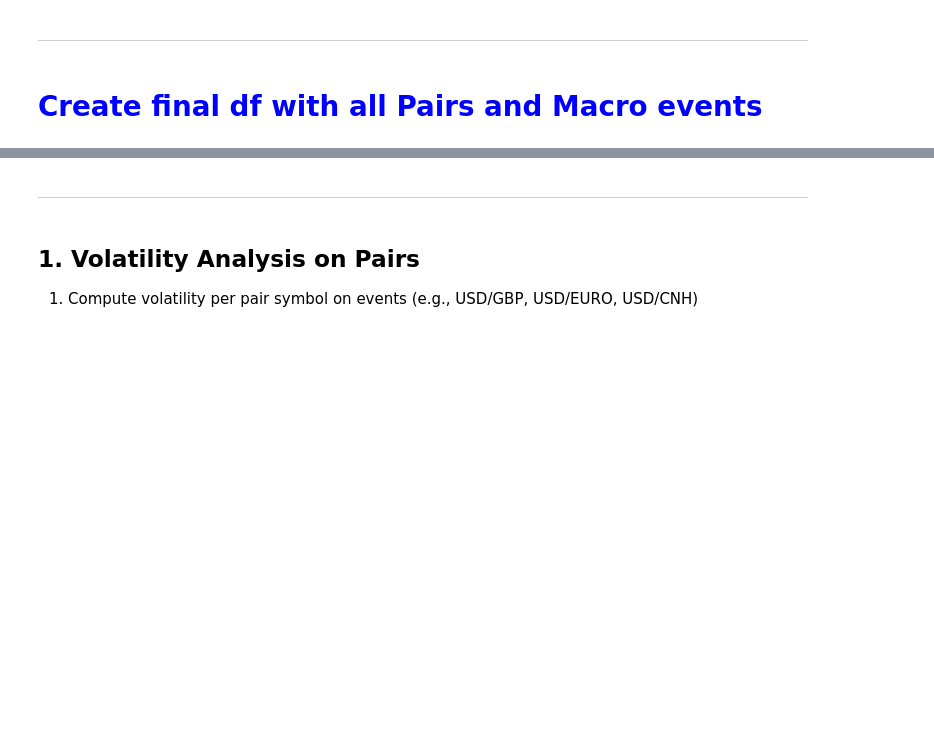
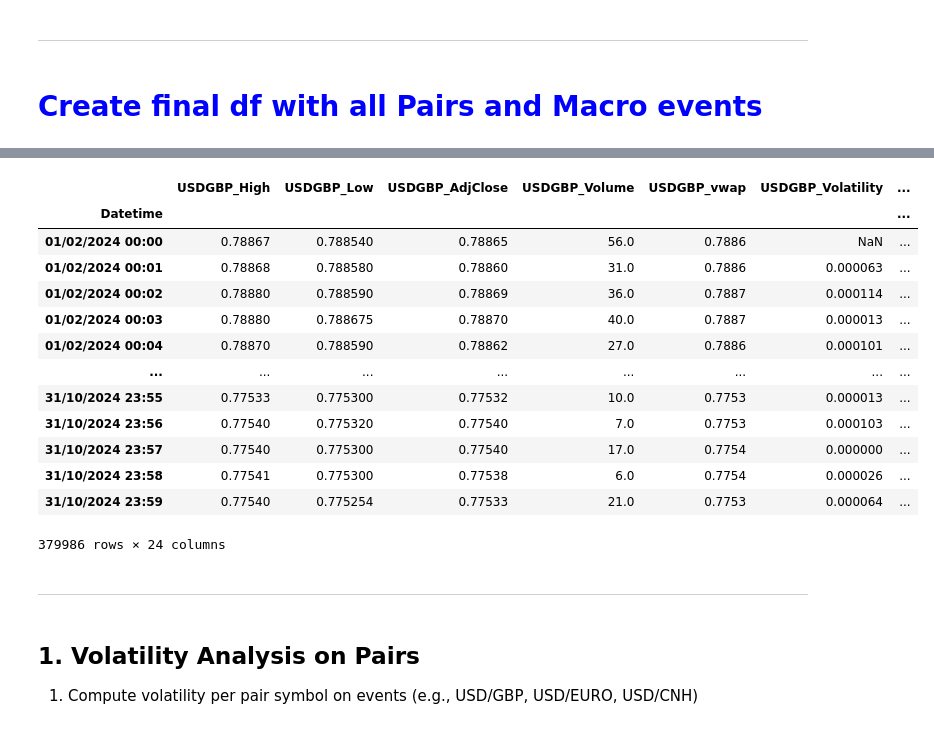
Before and after one commit to Modi1997/FX-HFT-Effects-on-US-Macro-Data, a Jupyter notebook: FX HFT Effects on US Macroeconomic Data Releases.ipynb, the cells around one changed output, grey strips where cells are left out. Cells and saved outputs as stored; diff of their text form; code cells hidden in the pictures; blank space fills up the shorter version.

```diff
--- a/FX HFT Effects on US Macroeconomic Data Releases.ipynb
+++ b/FX HFT Effects on US Macroeconomic Data Releases.ipynb
@@ -410,8 +440,30 @@ def fetch_and_combine_fx_data(macro_df, pair):
 # %%
 # Merge GBP and EUR
 gbp_eur = gbp.merge(eur, left_index=True, right_index=True, how="outer")
 # Merge all FX pairs based on index
-fx_merged_df = gbp_eur.merge(cnh, left_index=True, right_index=True, how="outer")
+fx_df = gbp_eur.merge(cnh, left_index=True, right_index=True, how="outer")
+
+# # Rename 'Datetime_x' to 'Datetime' and set it as the index
+# fx_df.rename(columns={'Datetime_x': 'Datetime'}, inplace=True)
+# fx_df['Datetime'] = pd.to_datetime(fx_df['Datetime'])
+# fx_df.set_index('Datetime', inplace=True)
+
+fx_df
+# %% [output]
+|  | USDGBP_High | USDGBP_Low | USDGBP_AdjClose | USDGBP_Volume | USDGBP_vwap | USDGBP_Volatility | ... |
+| Datetime |  |  |  |  |  |  | ... |
+| 01/02/2024 00:00 | 0.78867 | 0.788540 | 0.78865 | 56.0 | 0.7886 | NaN | ... |
+| 01/02/2024 00:01 | 0.78868 | 0.788580 | 0.78860 | 31.0 | 0.7886 | 0.000063 | ... |
+| 01/02/2024 00:02 | 0.78880 | 0.788590 | 0.78869 | 36.0 | 0.7887 | 0.000114 | ... |
+| 01/02/2024 00:03 | 0.78880 | 0.788675 | 0.78870 | 40.0 | 0.7887 | 0.000013 | ... |
+| 01/02/2024 00:04 | 0.78870 | 0.788590 | 0.78862 | 27.0 | 0.7886 | 0.000101 | ... |
+| ... | ... | ... | ... | ... | ... | ... | ... |
+| 31/10/2024 23:55 | 0.77533 | 0.775300 | 0.77532 | 10.0 | 0.7753 | 0.000013 | ... |
+| 31/10/2024 23:56 | 0.77540 | 0.775320 | 0.77540 | 7.0 | 0.7753 | 0.000103 | ... |
+| 31/10/2024 23:57 | 0.77540 | 0.775300 | 0.77540 | 17.0 | 0.7754 | 0.000000 | ... |
+| 31/10/2024 23:58 | 0.77541 | 0.775300 | 0.77538 | 6.0 | 0.7754 | 0.000026 | ... |
+| 31/10/2024 23:59 | 0.77540 | 0.775254 | 0.77533 | 21.0 | 0.7753 | 0.000064 | ... |
+379986 rows × 24 columns
 # %%
 def fetch_and_combine_fx_data(macro_df, pairs):
     # Get index values to list
```
Also changed, not shown: parts of 3 cells of this notebook.
